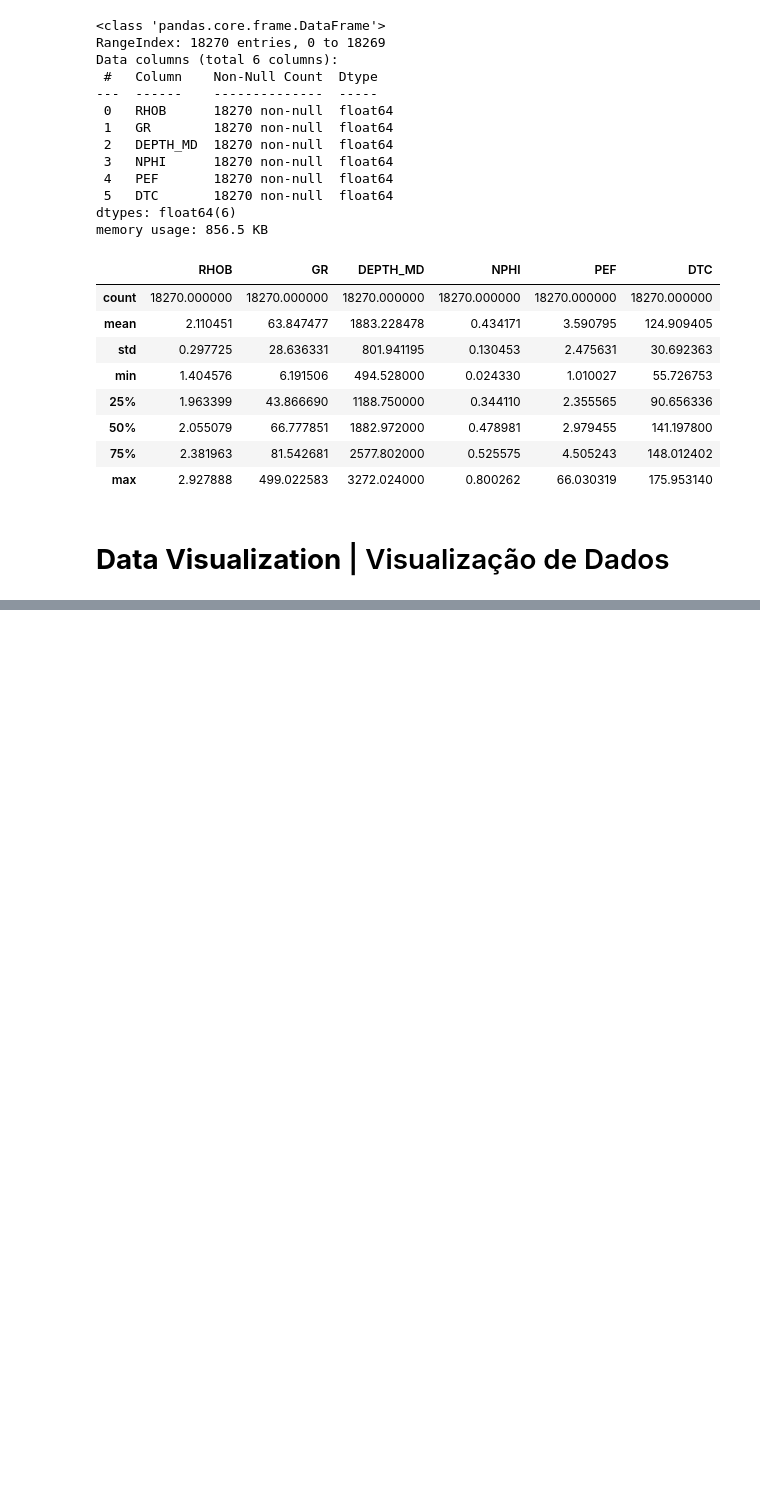
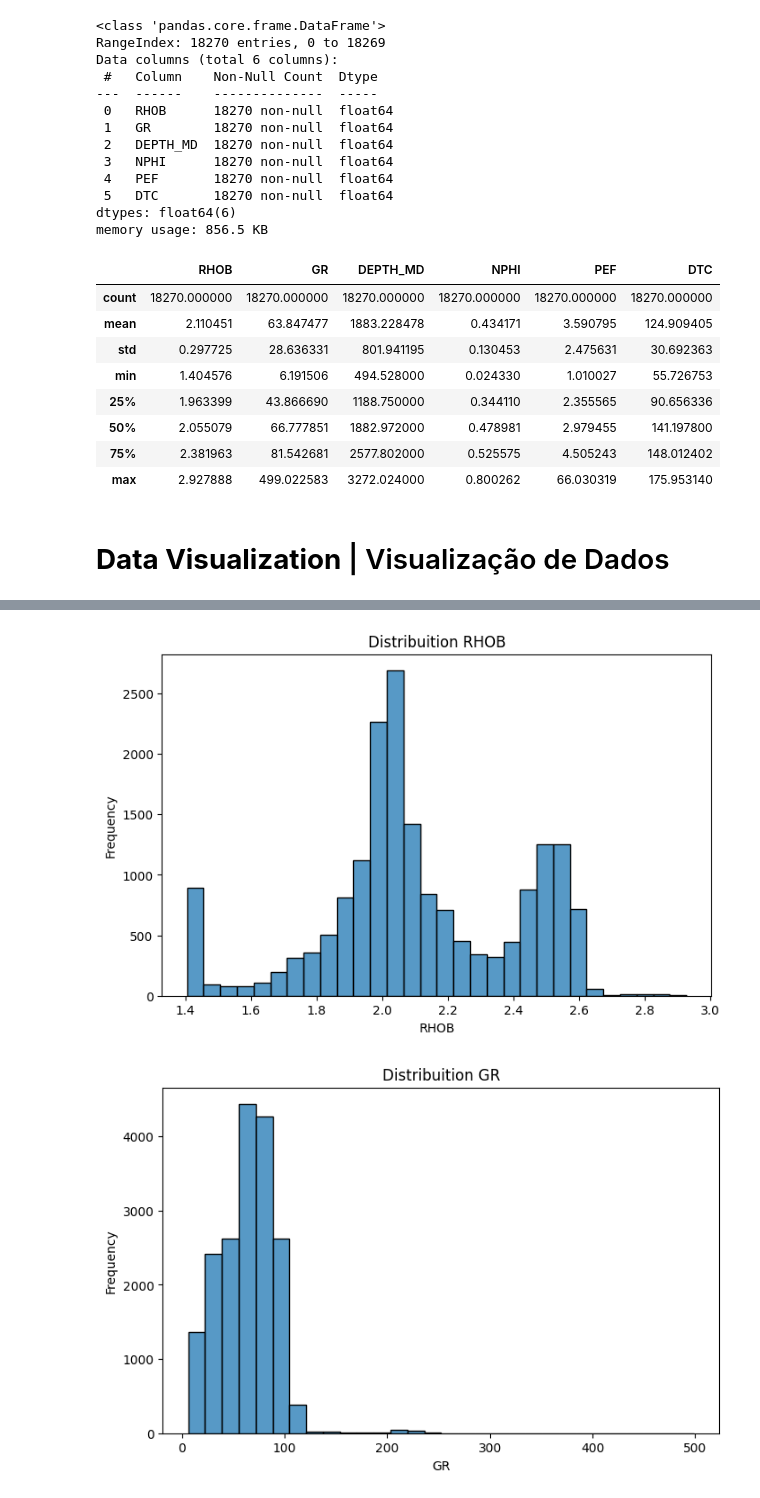
Before and after one commit to ezequielcabeja/Geological-Logging-Dataset, a Jupyter notebook: Geological_Logging_Dataset.ipynb, the cells around one changed output, grey strips where cells are left out. Drawn from its saved outputs; the diff is of its cells as text; code cells hidden in the pictures; blank space fills up the shorter version.

```diff
--- a/Geological_Logging_Dataset.ipynb
+++ b/Geological_Logging_Dataset.ipynb
@@ -267,0 +295,13 @@ df_clean.describe()
+# %%
+for i in df_clean.columns:
+  plt.figure(figsize=(8, 5))
+
+  sns.histplot(df_clean[i], bins=30, kde=False)
+  plt.title(f"Distribuition {i}")
+  plt.xlabel(i)
+  plt.ylabel("Frequency")
+
+  plt.show()
+# %% [output]
+[figure, added]
+[figure, added]
```
Also changed, not shown: parts of 9 cells of this notebook.
